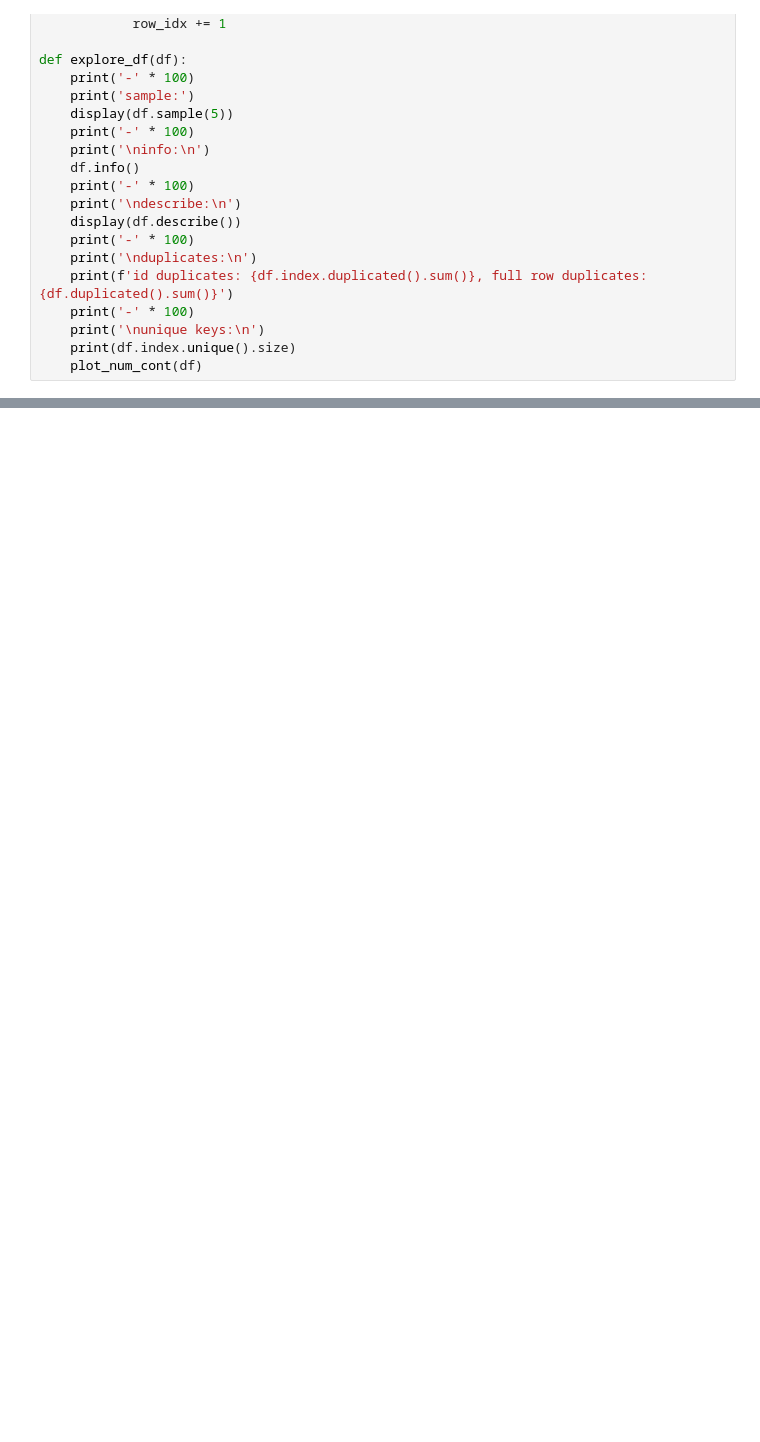
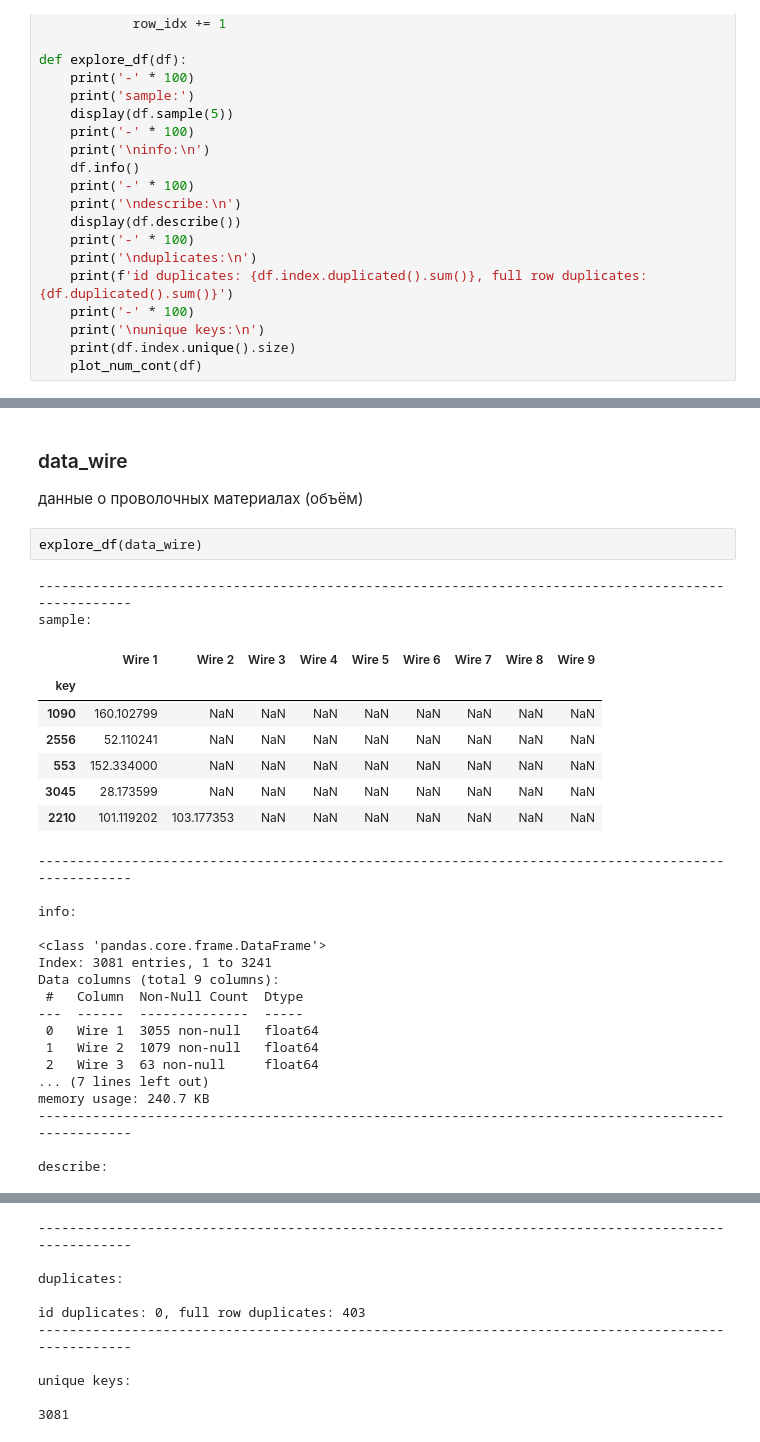
Before and after one commit to wtom76/practicum, a Jupyter notebook: final/0d09d352-9cae-4cc7-85c2-f88ea711ad45.ipynb, the cells around one changed output, grey strips where cells are left out. Cells and saved outputs as stored; diff of their text form; blank space fills up the shorter version.

```diff
--- a/final/0d09d352-9cae-4cc7-85c2-f88ea711ad45.ipynb
+++ b/final/0d09d352-9cae-4cc7-85c2-f88ea711ad45.ipynb
@@ -459,0 +373,32 @@ unique keys:
+# %% [markdown]
+### data_wire
+данные о проволочных материалах (объём)
+# %%
+explore_df(data_wire)
+# %% [output]
+----------------------------------------------------------------------------------------------------
+sample:
+|  | Wire 1 | Wire 2 | Wire 3 | Wire 4 | Wire 5 | Wire 6 | Wire 7 | Wire 8 | Wire 9 |
+| key |  |  |  |  |  |  |  |  |  |
+| 1090 | 160.102799 | NaN | NaN | NaN | NaN | NaN | NaN | NaN | NaN |
+| 2556 | 52.110241 | NaN | NaN | NaN | NaN | NaN | NaN | NaN | NaN |
+| 553 | 152.334000 | NaN | NaN | NaN | NaN | NaN | NaN | NaN | NaN |
+| 3045 | 28.173599 | NaN | NaN | NaN | NaN | NaN | NaN | NaN | NaN |
+| 2210 | 101.119202 | 103.177353 | NaN | NaN | NaN | NaN | NaN | NaN | NaN |
+----------------------------------------------------------------------------------------------------
+
+info:
+
+<class 'pandas.core.frame.DataFrame'>
+Index: 3081 entries, 1 to 3241
+Data columns (total 9 columns):
+ #   Column  Non-Null Count  Dtype
+---  ------  --------------  -----
+ 0   Wire 1  3055 non-null   float64
+ 1   Wire 2  1079 non-null   float64
+ 2   Wire 3  63 non-null     float64
+... (7 lines left out)
+memory usage: 240.7 KB
+----------------------------------------------------------------------------------------------------
+
+describe:
@@ -459,0 +414,10 @@ unique keys:
+----------------------------------------------------------------------------------------------------
+
+duplicates:
+
+id duplicates: 0, full row duplicates: 403
+----------------------------------------------------------------------------------------------------
+
+unique keys:
+
+3081
```
Also changed, not shown: parts of 48 cells of this notebook.
